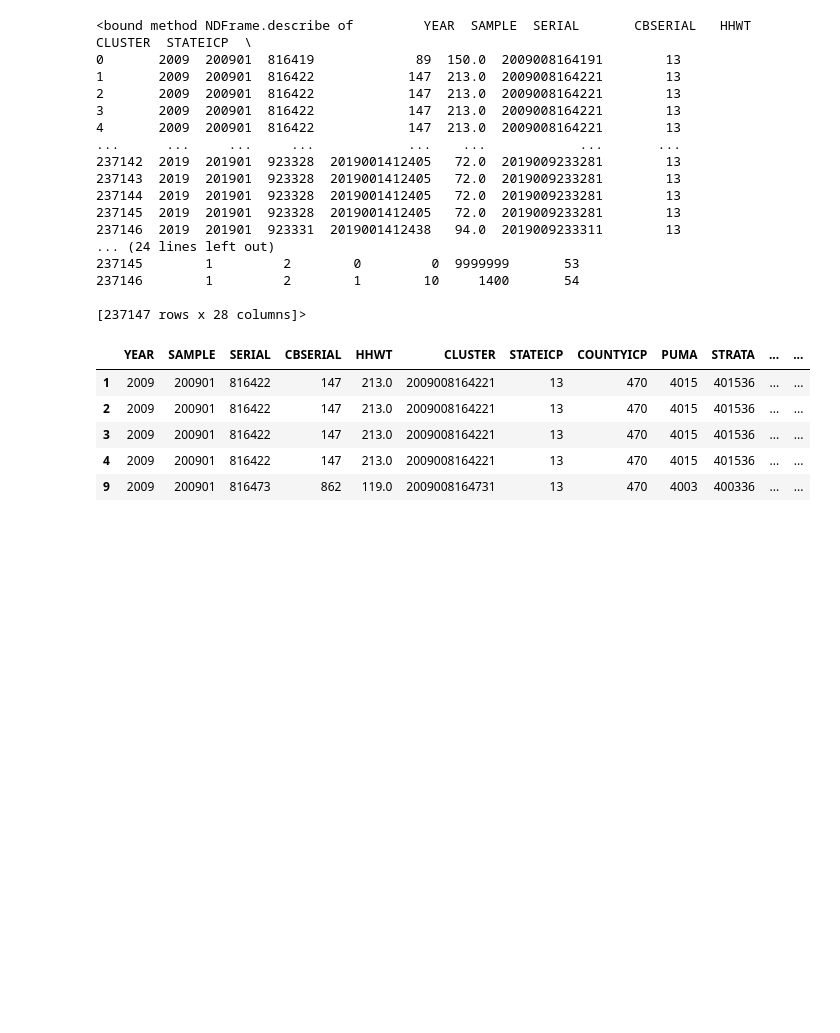
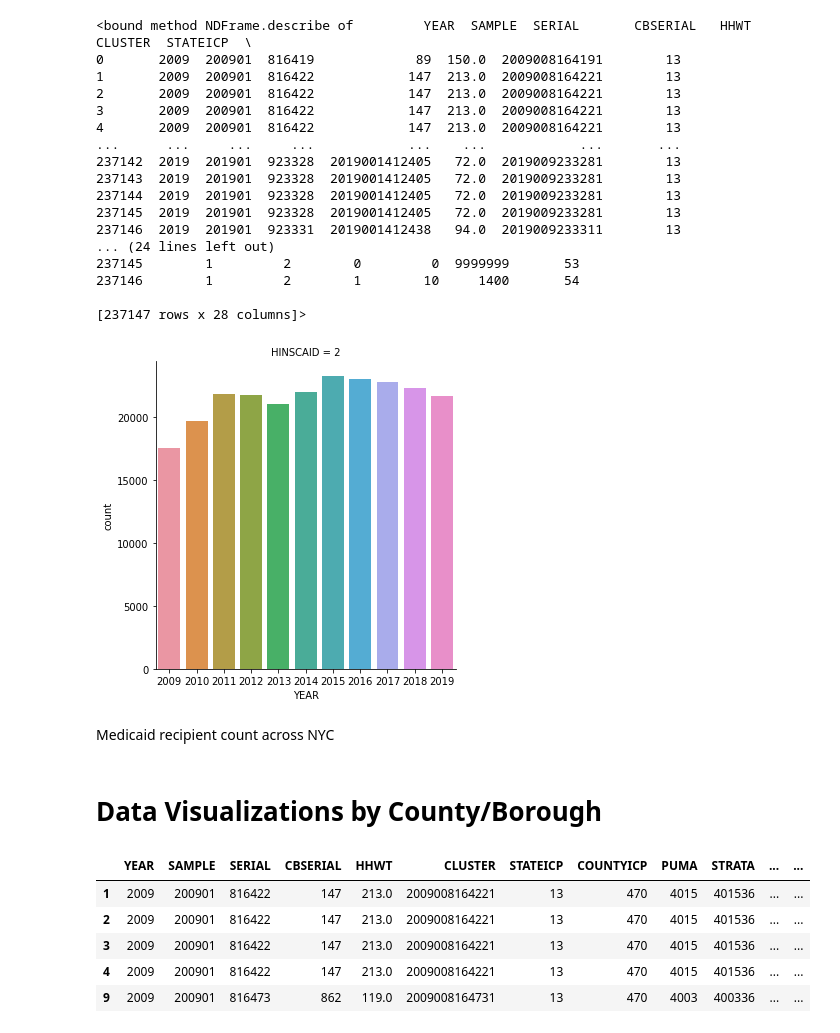
Before and after one commit to mspp-data-studio-2021/Ariel_Medex, a Jupyter notebook: IPUMS ACS Data 2009-2019.ipynb, the cells around one changed output. Saved outputs shown, nothing was run; the diff lists cells and outputs as text; code cells hidden in the pictures; blank space fills up the shorter version.

```diff
--- a/IPUMS ACS Data 2009-2019.ipynb
+++ b/IPUMS ACS Data 2009-2019.ipynb
@@ -36,6 +36,14 @@ df.describe
 237146        1         2        1        10     1400       54
 
 [237147 rows x 28 columns]>
+# %%
+t = sns.catplot(x='YEAR', col='HINSCAID', data=df, kind='count')
+# %% [output]
+[figure, added]
+# %% [markdown]
+Medicaid recipient count across NYC
+# %% [markdown]
+# Data Visualizations by County/Borough
 # %%
 brooklyn = df[df['COUNTYICP'] == 470]
 brooklyn.head()
```
Also changed, not shown: parts of 13 cells of this notebook.
